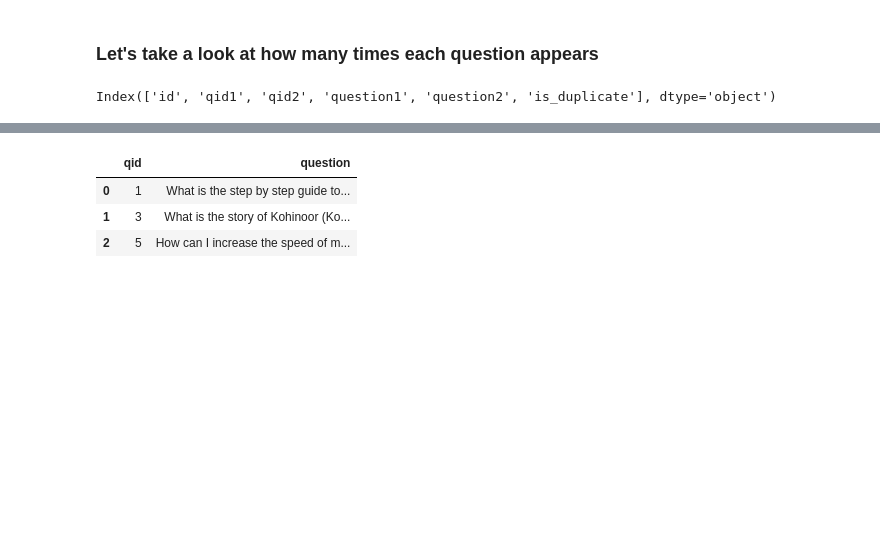
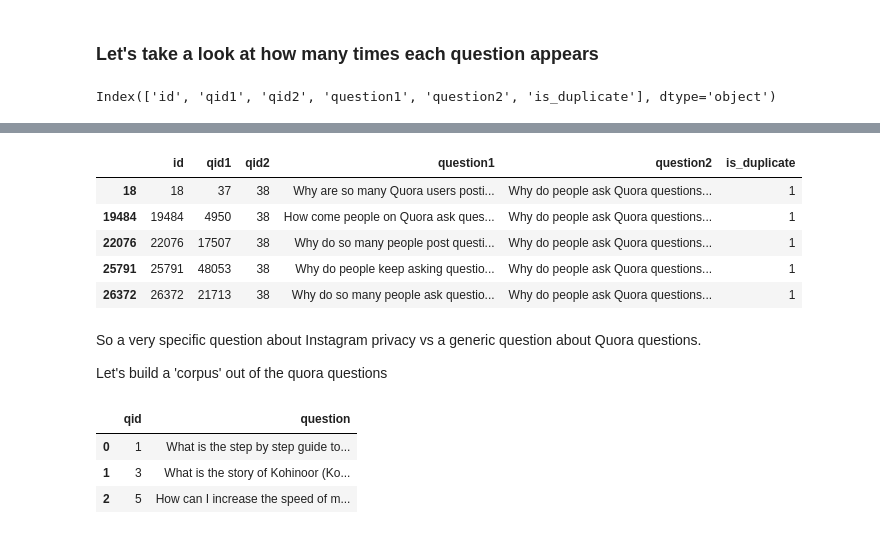
Before and after one commit to DataScience-Discord-Channel/Kaggle-Quora-Question-Pairs, a Jupyter notebook: pluto_analysis/First Look.ipynb, the cells around one changed output, grey strips where cells are left out. Saved outputs shown, nothing was run; the diff lists cells and outputs as text; code cells hidden in the pictures; blank space fills up the shorter version.

```diff
--- a/pluto_analysis/First Look.ipynb
+++ b/pluto_analysis/First Look.ipynb
@@ -146,3 +214,16 @@ Let's now bring this into a corpus.
+# %%
+train_df[(train_df['qid2'] == 38)].head(5)
+# %% [output]
+|  | id | qid1 | qid2 | question1 | question2 | is_duplicate |
+| 18 | 18 | 37 | 38 | Why are so many Quora users posti... | Why do people ask Quora questions... | 1 |
+| 19484 | 19484 | 4950 | 38 | How come people on Quora ask ques... | Why do people ask Quora questions... | 1 |
+| 22076 | 22076 | 17507 | 38 | Why do so many people post questi... | Why do people ask Quora questions... | 1 |
+| 25791 | 25791 | 48053 | 38 | Why do people keep asking questio... | Why do people ask Quora questions... | 1 |
+| 26372 | 26372 | 21713 | 38 | Why do so many people ask questio... | Why do people ask Quora questions... | 1 |
+# %% [markdown]
+So a very specific question about Instagram privacy vs a generic question about Quora questions.
+
+Let's build a 'corpus' out of the quora questions
 # %%
 corpus = pd.concat([
             train_df[['qid1','question1']],
```
Also changed, not shown: parts of 13 cells of this notebook.
